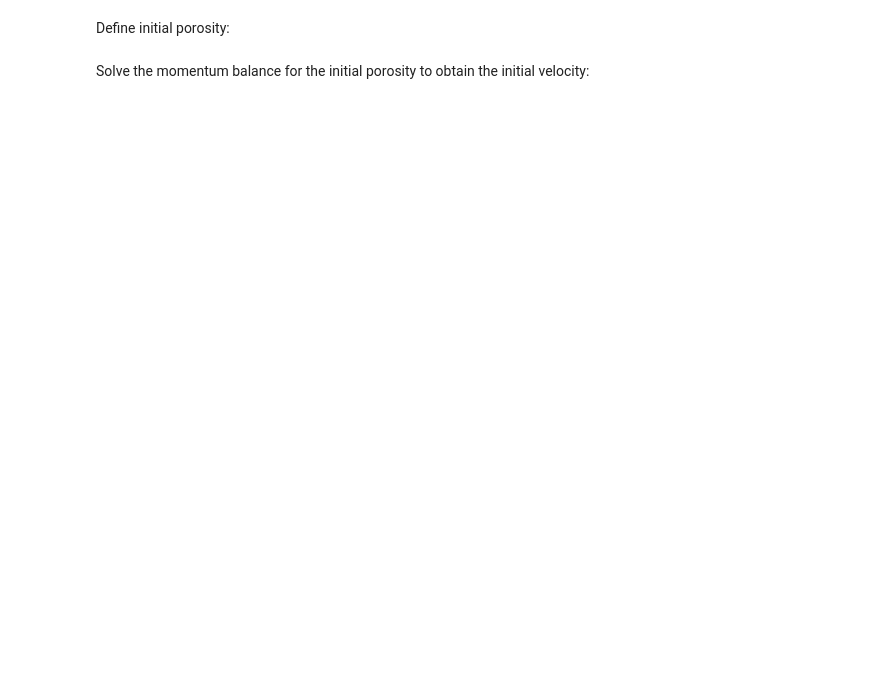
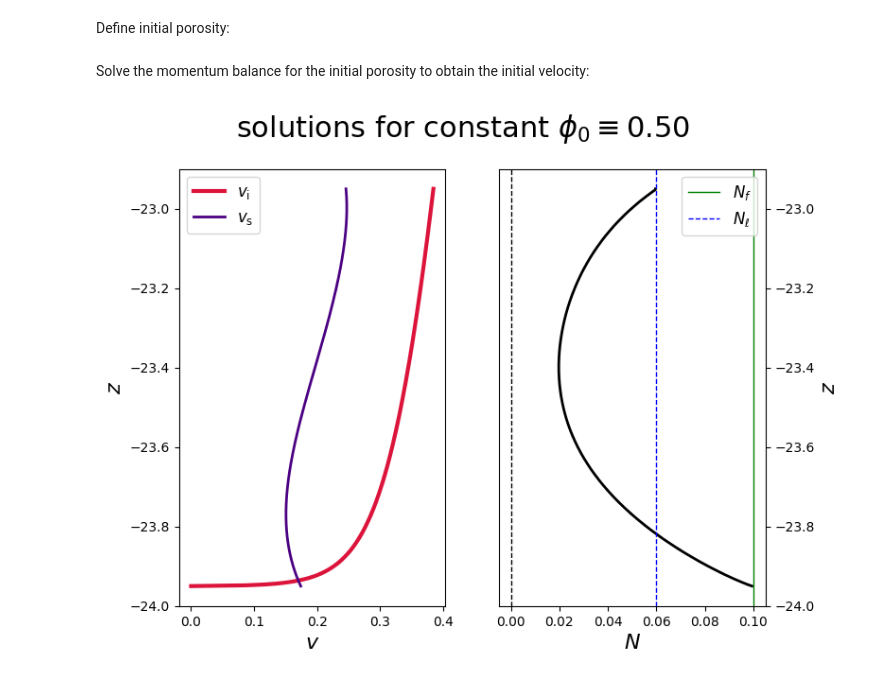
Before and after one commit to agstub-umd/compaction-frost, a Jupyter notebook: notebooks/example.ipynb, the cells around one changed output. Drawn from its saved outputs; the diff is of its cells as text; code cells hidden in the pictures; blank space fills up the shorter version.

```diff
--- a/notebooks/example.ipynb
+++ b/notebooks/example.ipynb
@@ -39,0 +40,3 @@ domain = create_interval(MPI.COMM_WORLD,nz,[-L,0])
+# %%
+phi0 = 0.5
+Nf = 0.1 #Pi(phi0)
@@ -40,10 +74,13 @@ domain = create_interval(MPI.COMM_WORLD,nz,[-L,0])
 # %% [markdown]
 Define initial porosity:
 # %%
-P1 = FiniteElement('P',domain.ufl_cell(),1)
-element = P1*P1
-V = FunctionSpace(domain,element)
+V = mixed_space(domain)  # set function space options in fem_spaces.py
 initial = Function(V)
-initial.sub(1).interpolate(lambda x:phi0+0*x[0])
+initial.sub(2).interpolate(lambda x:phi0+0*x[0])
+
+# define same initial condition function for initial velocity solve
+V0 = FunctionSpace(domain, ("CG", 1))
+phi_0 = Function(V0)
+phi_0.interpolate(lambda x:phi0+0*x[0])
 # %% [markdown]
 Solve the momentum balance for the initial porosity to obtain the initial velocity:
@@ -95,0 +87,65 @@ m = 0#-1e-1 # melting rate
+# %%
+sol,N_ = initial_solve(domain,phi_0,Nf)
+initial.sub(0).interpolate(sol.sub(0))
+initial.sub(1).interpolate(sol.sub(1))
+# %%
+# Plot the solution:
+
+
+#-------------------------------------------
+# plot initial conditions to check ...
+z =  SpatialCoordinate(domain)[0]
+T = temp(z)
+
+
+
+N__ = Function(V0)
+N__.interpolate(Expression(N_, V0.element.interpolation_points()))
+
+S = sat(T)
+
+w0 = Function(V0)
+wi0 = Function(V0)
+w0.interpolate(Expression(sol.sub(0), V0.element.interpolation_points()))
+wi0.interpolate(Expression(sol.sub(1), V0.element.interpolation_points()))
+
+
+Nl_ = (1-phi_0*S)*((1+T) - Sigma(wi0,phi_0,S)/(phi_0*S))
+Nl__ = Function(V0)
+Nl__.interpolate(Expression(Nl_, V0.element.interpolation_points()))
+Nl = Nl__.x.array[-1]
+
+m = Q(phi_0,S)/(1-phi_0*S)
+wil = Function(V0)
+wil.interpolate(Expression(w0+m, V0.element.interpolation_points()))
+wil = wil.x.array[-1]
+
+z_ = domain.geometry.x[:,0]
+w_ = w0.x.array
+wi_ = wi0.x.array
+N_p = N__.x.array
+
+plt.figure(figsize=(8,6))
+plt.suptitle(r'solutions for constant $\phi_0\equiv$'+'{:.2f}'.format(phi0),fontsize=22)
+plt.subplot(121)
+plt.plot(wi_,z_,color='crimson',linewidth=3,label=r'$v_\mathrm{i}$')
+plt.plot(w_,z_,color='indigo',linewidth=2,linestyle='-',label=r'$v_\mathrm{s}$')
+# plt.axvline(wil,color='k',linestyle='--',linewidth=1,label=r'$v_\mathrm{i}(z_\ell)$ (true)')
+plt.xlabel(r'$v$',fontsize=16)
+plt.ylabel(r'$z$',fontsize=16)
+plt.legend(fontsize=12)
+plt.subplot(122)
+plt.plot(N_p,z_,color='k',linewidth=2)
+plt.axvline(Nf,color='green',linestyle='-',linewidth=1,label=r'$N_f$')
+plt.axvline(Nl,color='blue',linestyle='--',linewidth=1,label=r'$N_\ell$')
+plt.axvline(0,color='k',linestyle='--',linewidth=1)
+plt.xlabel(r'$N$',fontsize=16)
+plt.gca().yaxis.set_label_position("right")
+plt.gca().yaxis.tick_right()
+plt.ylabel(r'$z$ ',fontsize=16)
+# plt.xlim(0,N_.max())
+plt.legend(fontsize=12)
+plt.show()
+plt.close()
+# %% [output]
+[figure, added]
```
Also changed, not shown: parts of 22 cells of this notebook, 7 other files.
